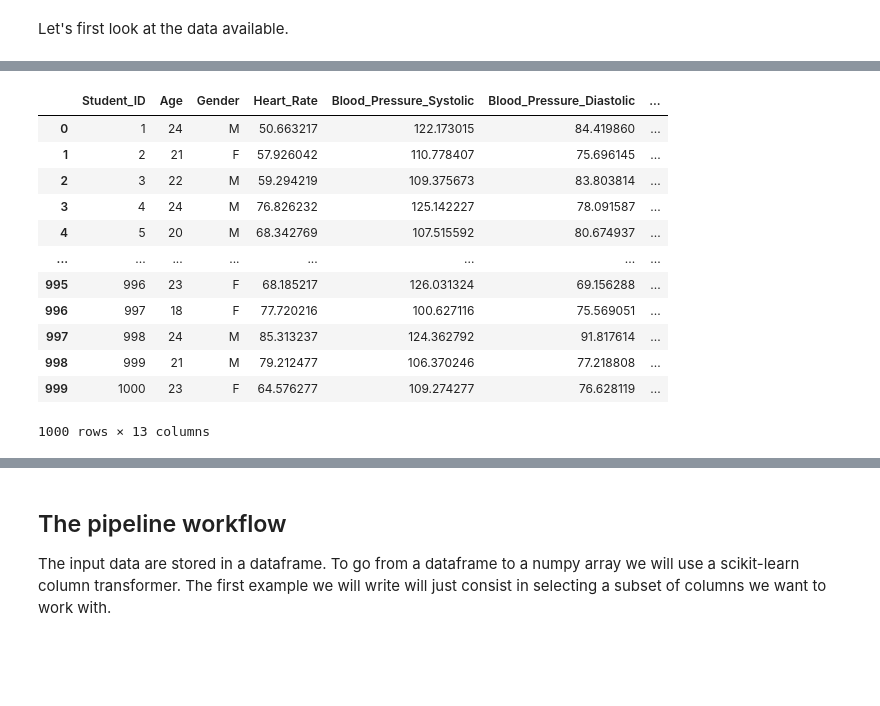
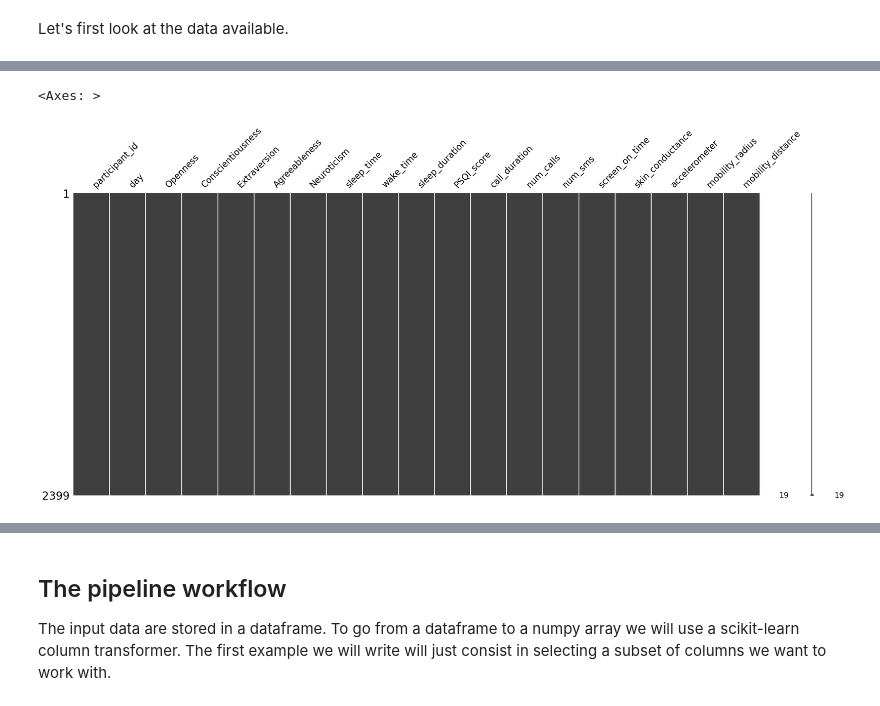
Before and after one commit to mittenover/Data_camp_final, a Jupyter notebook: stress_estimation_starting_kit.ipynb, the cells around one changed output, grey strips where cells are left out. Drawn from its saved outputs; the diff is of its cells as text; code cells hidden in the pictures; blank space fills up the shorter version.

```diff
--- a/stress_estimation_starting_kit.ipynb
+++ b/stress_estimation_starting_kit.ipynb
@@ -53,16 +94,5 @@ There are 1000 segment in this dataset.
-# %%
-X_df
-# %% [output]
-|  | Student_ID | Age | Gender | Heart_Rate | Blood_Pressure_Systolic | Blood_Pressure_Diastolic | ... |
-| 0 | 1 | 24 | M | 50.663217 | 122.173015 | 84.419860 | ... |
-| 1 | 2 | 21 | F | 57.926042 | 110.778407 | 75.696145 | ... |
-| 2 | 3 | 22 | M | 59.294219 | 109.375673 | 83.803814 | ... |
-| 3 | 4 | 24 | M | 76.826232 | 125.142227 | 78.091587 | ... |
-| 4 | 5 | 20 | M | 68.342769 | 107.515592 | 80.674937 | ... |
-| ... | ... | ... | ... | ... | ... | ... | ... |
-| 995 | 996 | 23 | F | 68.185217 | 126.031324 | 69.156288 | ... |
-| 996 | 997 | 18 | F | 77.720216 | 100.627116 | 75.569051 | ... |
-| 997 | 998 | 24 | M | 85.313237 | 124.362792 | 91.817614 | ... |
-| 998 | 999 | 21 | M | 79.212477 | 106.370246 | 77.218808 | ... |
-| 999 | 1000 | 23 | F | 64.576277 | 109.274277 | 76.628119 | ... |
-1000 rows × 13 columns
+# %%
+msno.matrix(X_df) # Visualize missing values as a matrix
+# %% [output]
+<Axes: >
+[figure, added]
```
Also changed, not shown: parts of 36 cells of this notebook, 7 other files.
